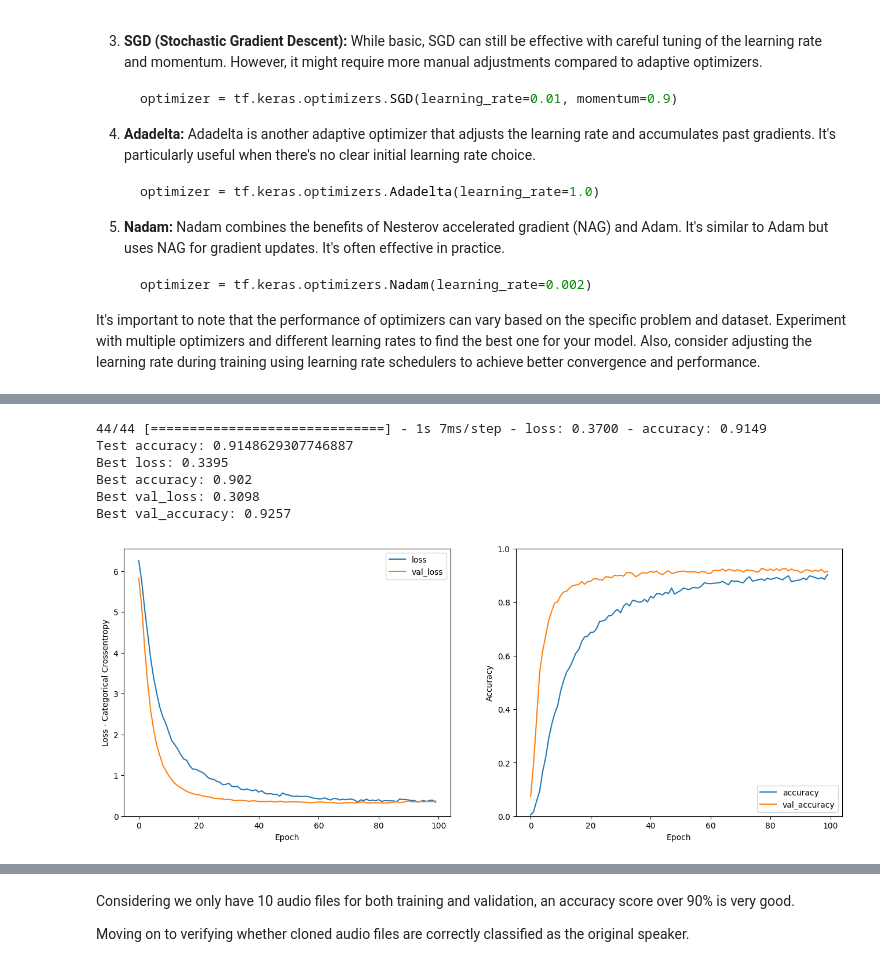
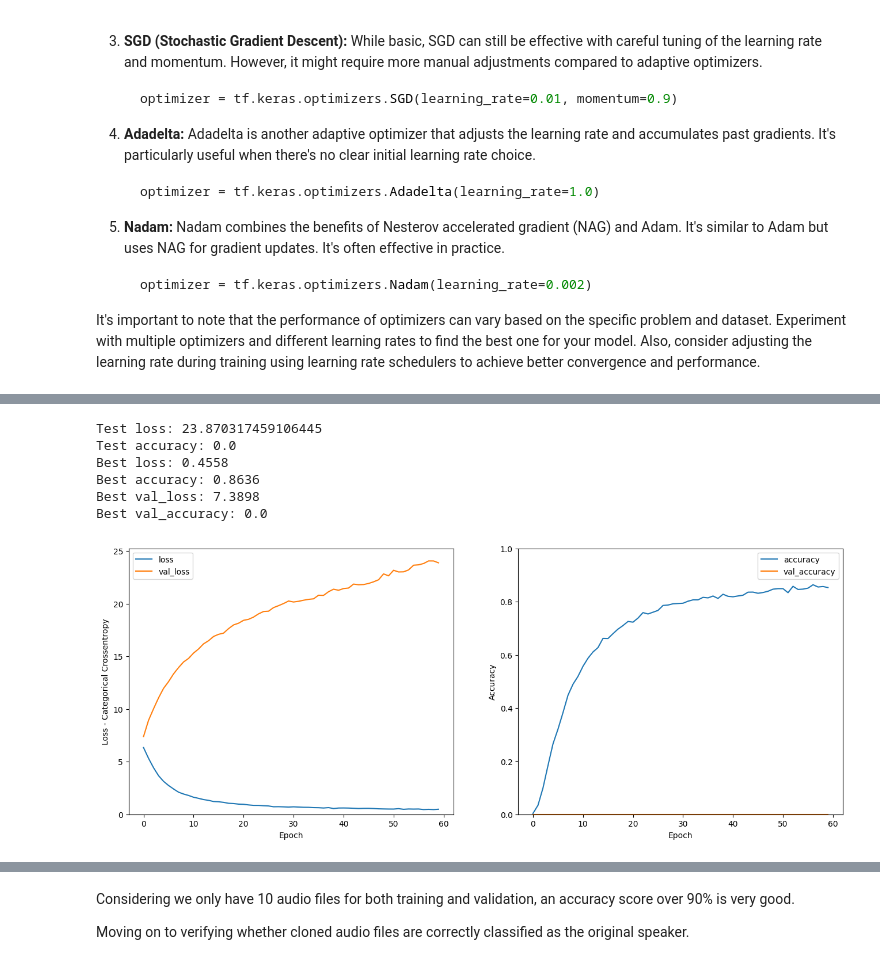
Before and after one commit to henryhyunwookim/Voice-Cloning-and-Fake-Audio-Detection, a Jupyter notebook: VoiceCloningAndFakeAudioDetection.ipynb, the cells around one changed output, grey strips where cells are left out. Cells and saved outputs as stored; diff of their text form; code cells hidden in the pictures.

```diff
--- a/VoiceCloningAndFakeAudioDetection.ipynb
+++ b/VoiceCloningAndFakeAudioDetection.ipynb
@@ -553,7 +614,8 @@ Load saved model with scaler, label encoder and results from drive.
 # %%
 # Evaluate the model
-test_loss, test_acc = model.evaluate(normalized_test_X, test_y_cat)
-print("Test accuracy:", test_acc)
+test_loss, test_acc = model.evaluate(normalized_test_X, sparse_test_y)
+print('Test loss:', test_loss)
+print('Test accuracy:', test_acc)
 
 for k, v in history.items():
     best_score = None
@@ -565,31 +627,16 @@ for k, v in history.items():
     if best_score != None:
         print(f'Best {k}: {round(best_score, 4)}')
 # %% [output]
-44/44 [==============================] - 1s 7ms/step - loss: 0.3700 - accuracy: 0.9149
-Test accuracy: 0.9148629307746887
-Best loss: 0.3395
-Best accuracy: 0.902
-Best val_loss: 0.3098
-Best val_accuracy: 0.9257
+Test loss: 23.870317459106445
+Test accuracy: 0.0
+Best loss: 0.4558
+Best accuracy: 0.8636
+Best val_loss: 7.3898
+Best val_accuracy: 0.0
-# %%
-plt.figure(figsize=(16,6))
-
-plt.subplot(1,2,1)
-plt.plot(history['epoch'], history['loss'], history['val_loss'])
-plt.legend(['loss', 'val_loss'])
-plt.ylim([0, max(plt.ylim())])
-plt.xlabel('Epoch')
-plt.ylabel('Loss - Categorical Crossentropy')
-
-plt.subplot(1,2,2)
-plt.plot(history['epoch'],
-        history['accuracy'],
-        history['val_accuracy'])
-plt.legend(['accuracy', 'val_accuracy'])
-plt.ylim([0, 1])
-plt.xlabel('Epoch')
-plt.ylabel('Accuracy');
-# %% [output]
-[figure, removed]
+# %%
+%matplotlib inline
+plot_callbacks_history(history, figsize=(16, 6), eval_metrics=['Categorical Crossentropy', 'Accuracy'])
+# %% [output]
+[figure, added]
 # %%
 val_df = pd.DataFrame(val_dict).T
```
Also changed, not shown: parts of 76 cells of this notebook, 8 other files.
